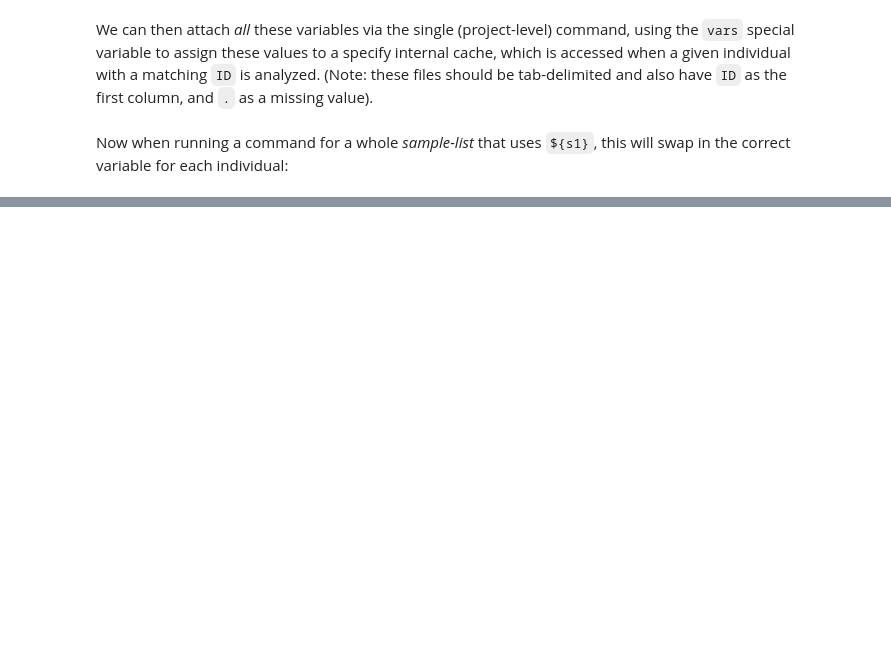
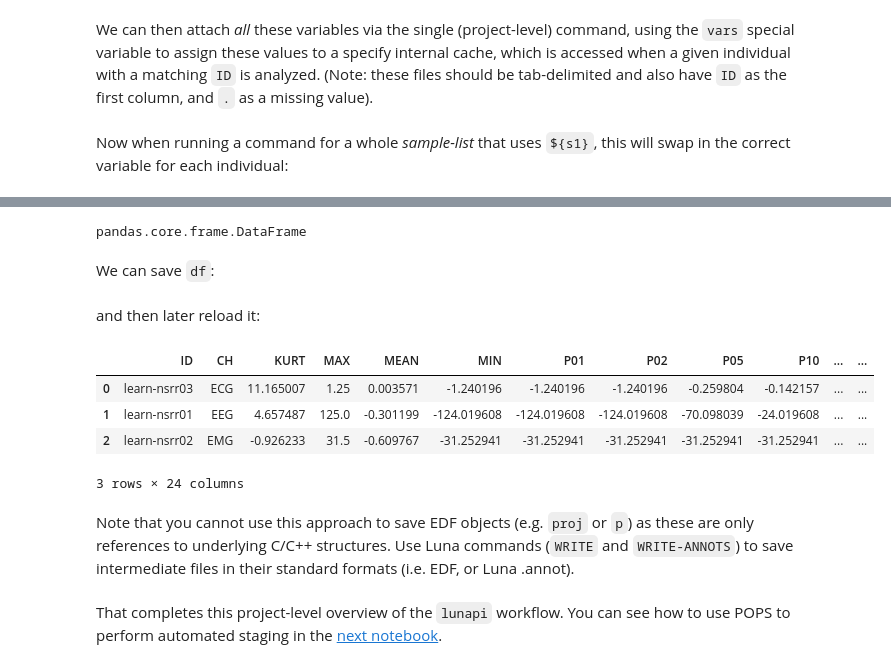
Before and after one commit to remnrem/luna-api-notebooks, a Jupyter notebook: 02_projects.ipynb, the cells around one changed output, grey strips where cells are left out. Drawn from its saved outputs; the diff is of its cells as text; code cells hidden in the pictures; blank space fills up the shorter version.

```diff
--- a/02_projects.ipynb
+++ b/02_projects.ipynb
@@ -198,0 +205,6 @@ proj.table( 'STATS' , 'CH' )
+# %%
+type(df)
+# %% [output]
+pandas.core.frame.DataFrame
+# %% [markdown]
+We can save `df`:
@@ -198,0 +213,15 @@ proj.table( 'STATS' , 'CH' )
+# %% [markdown]
+and then later reload it:
+# %%
+df2 = pickle.load( open( "df.p", "rb" ) )
+df2
+# %% [output]
+|  | ID | CH | KURT | MAX | MEAN | MIN | P01 | P02 | P05 | P10 | ... | ... |
+| 0 | learn-nsrr03 | ECG | 11.165007 | 1.25 | 0.003571 | -1.240196 | -1.240196 | -1.240196 | -0.259804 | -0.142157 | ... | ... |
+| 1 | learn-nsrr01 | EEG | 4.657487 | 125.0 | -0.301199 | -124.019608 | -124.019608 | -124.019608 | -70.098039 | -24.019608 | ... | ... |
+| 2 | learn-nsrr02 | EMG | -0.926233 | 31.5 | -0.609767 | -31.252941 | -31.252941 | -31.252941 | -31.252941 | -31.252941 | ... | ... |
+3 rows × 24 columns
+# %% [markdown]
+Note that you cannot use this approach to save EDF objects (e.g. `proj` or `p`) as these are only references to underlying C/C++ structures.  Use Luna commands (`WRITE` and `WRITE-ANNOTS`) to save intermediate files in their standard formats (i.e. EDF, or Luna .annot).
+# %% [markdown]
+That completes this project-level overview of the `lunapi` workflow.  You can see how to use POPS to perform automated staging in the [next notebook](./03_staging.ipynb).
```
Also changed, not shown: parts of 26 cells of this notebook, 42 other files.
